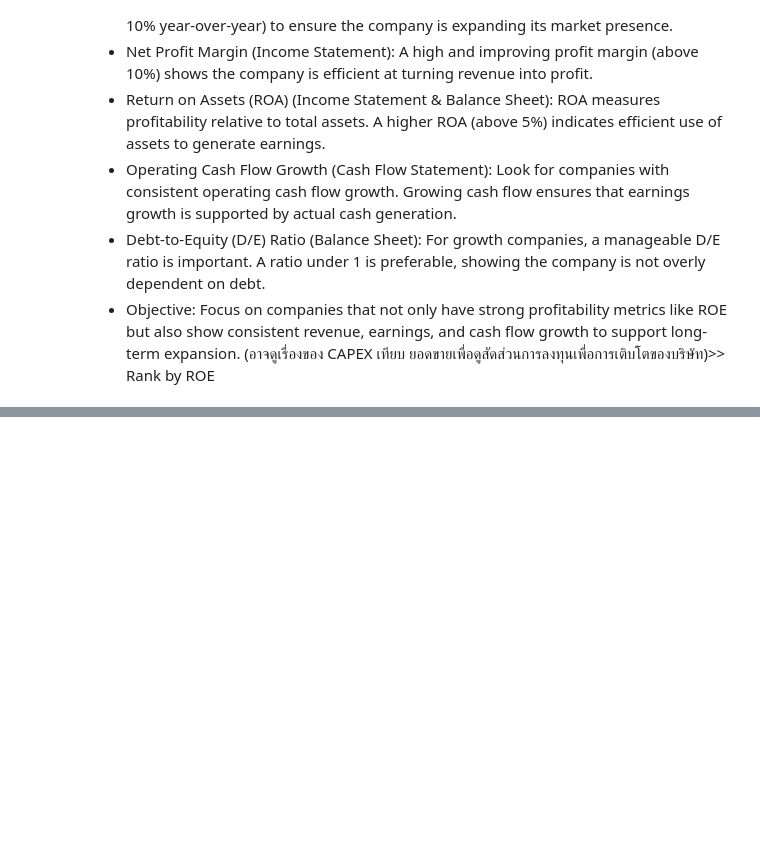
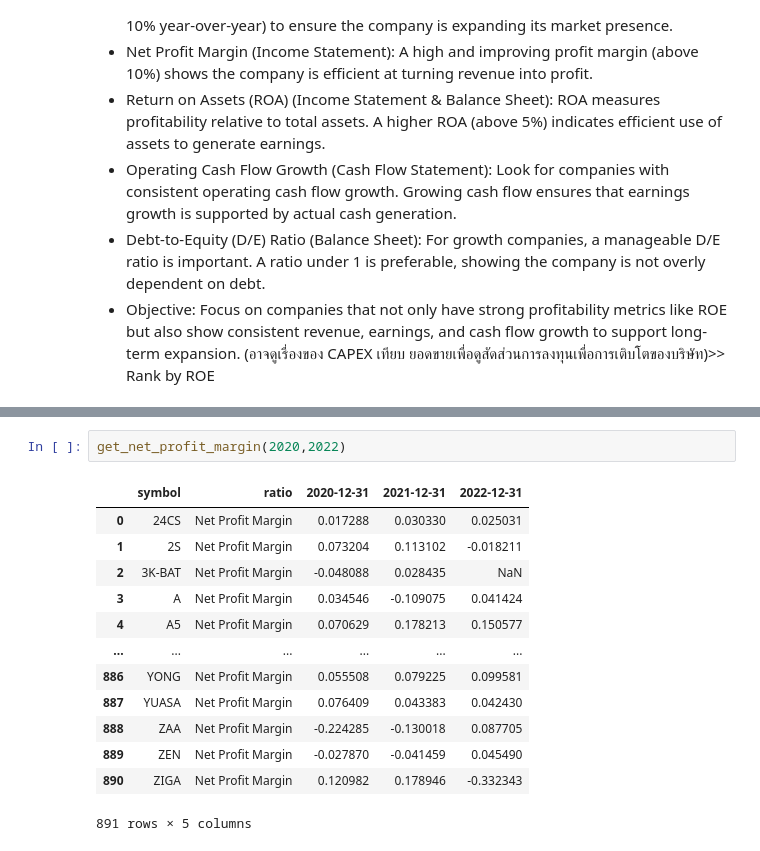
Before and after one commit to suparuek2405/Stock-screening-with-python, a Jupyter notebook: Group_assignment_Tacocat_set_yfinance.ipynb, the cells around one changed output, grey strips where cells are left out. Cells and saved outputs as stored; diff of their text form; blank space fills up the shorter version.

```diff
--- a/Group_assignment_Tacocat_set_yfinance.ipynb
+++ b/Group_assignment_Tacocat_set_yfinance.ipynb
@@ -434,0 +521,16 @@ stockholder_equity
+# %%
+get_net_profit_margin(2020,2022)
+# %% [output]
+|  | symbol | ratio | 2020-12-31 | 2021-12-31 | 2022-12-31 |
+| 0 | 24CS | Net Profit Margin | 0.017288 | 0.030330 | 0.025031 |
+| 1 | 2S | Net Profit Margin | 0.073204 | 0.113102 | -0.018211 |
+| 2 | 3K-BAT | Net Profit Margin | -0.048088 | 0.028435 | NaN |
+| 3 | A | Net Profit Margin | 0.034546 | -0.109075 | 0.041424 |
+| 4 | A5 | Net Profit Margin | 0.070629 | 0.178213 | 0.150577 |
+| ... | ... | ... | ... | ... | ... |
+| 886 | YONG | Net Profit Margin | 0.055508 | 0.079225 | 0.099581 |
+| 887 | YUASA | Net Profit Margin | 0.076409 | 0.043383 | 0.042430 |
+| 888 | ZAA | Net Profit Margin | -0.224285 | -0.130018 | 0.087705 |
+| 889 | ZEN | Net Profit Margin | -0.027870 | -0.041459 | 0.045490 |
+| 890 | ZIGA | Net Profit Margin | 0.120982 | 0.178946 | -0.332343 |
+891 rows × 5 columns
```
Also changed, not shown: parts of 11 cells of this notebook.
